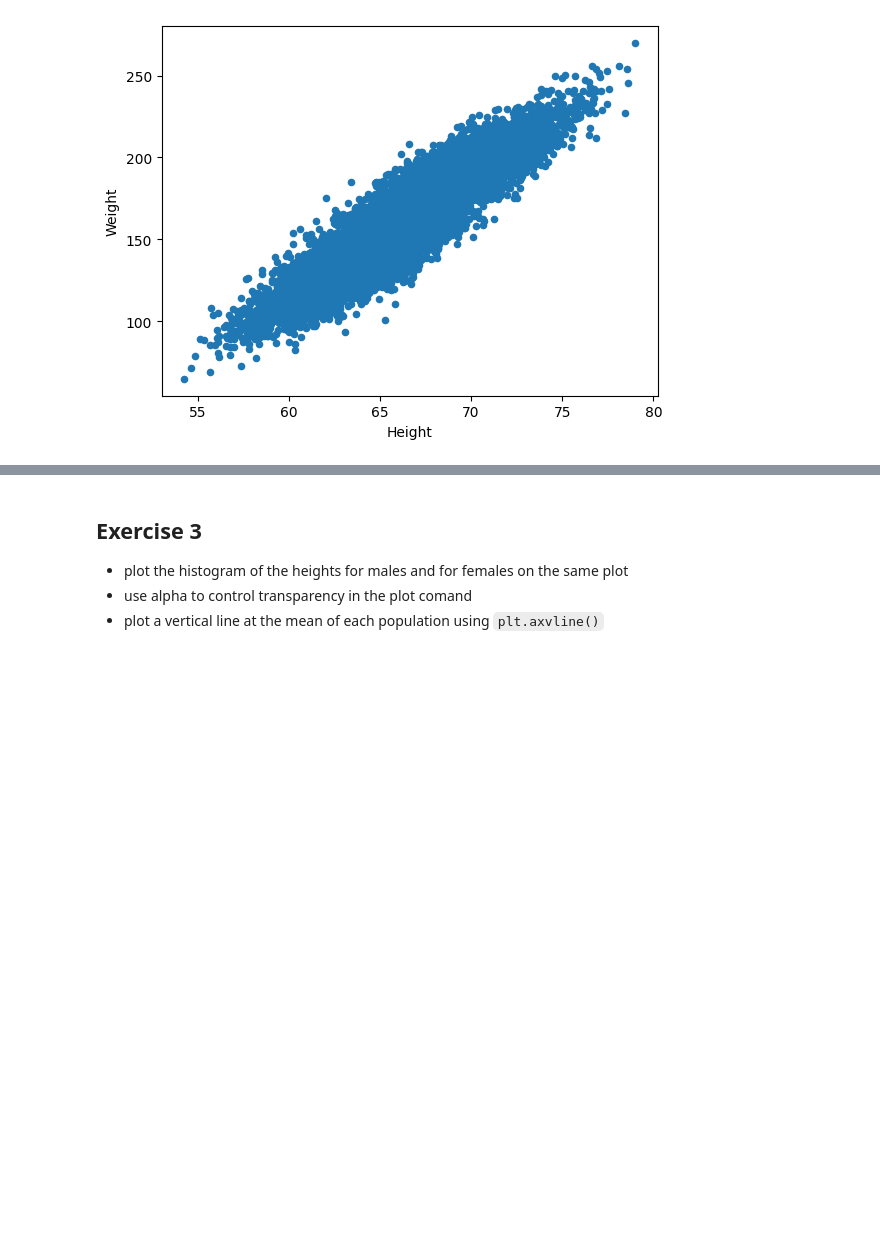
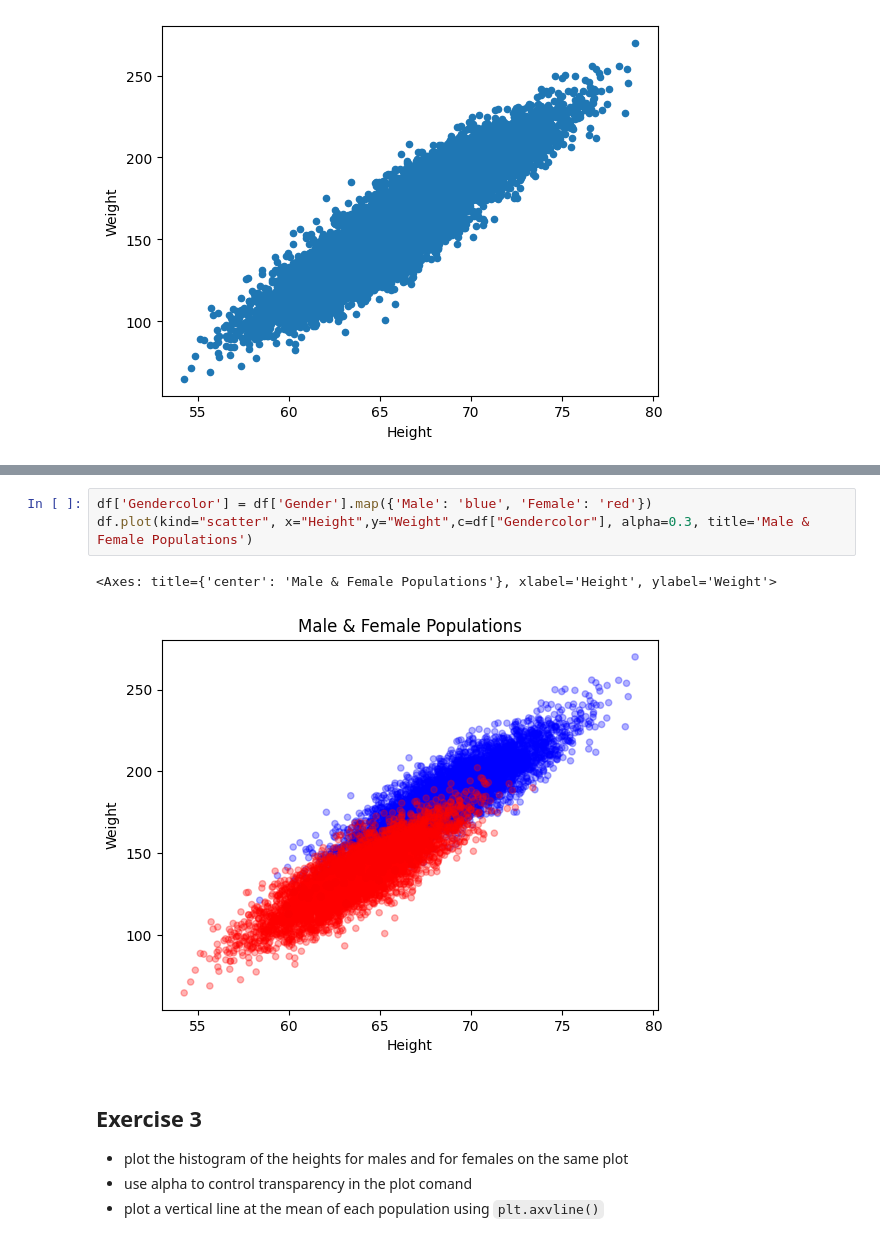
Before and after one commit to simfeo/zero_to_deep_learning_video, a Jupyter notebook: course/2 Data.ipynb, the cells around one changed output, grey strips where cells are left out. Drawn from its saved outputs; the diff is of its cells as text; blank space fills up the shorter version.

```diff
--- a/course/2 Data.ipynb
+++ b/course/2 Data.ipynb
@@ -652,3 +653,9 @@ data_female.plot(kind='scatter', x='Height', y='Weight',
+# %%
+df['Gendercolor'] = df['Gender'].map({'Male': 'blue', 'Female': 'red'})
+df.plot(kind="scatter", x="Height",y="Weight",c=df["Gendercolor"], alpha=0.3, title='Male & Female Populations')
+# %% [output]
+<Axes: title={'center': 'Male & Female Populations'}, xlabel='Height', ylabel='Weight'>
+[figure, added]
 # %% [markdown]
 ## Exercise 3
 - plot the histogram of the heights for males and for females on the same plot
```
Also changed, not shown: parts of 10 cells of this notebook, 1 other file.
